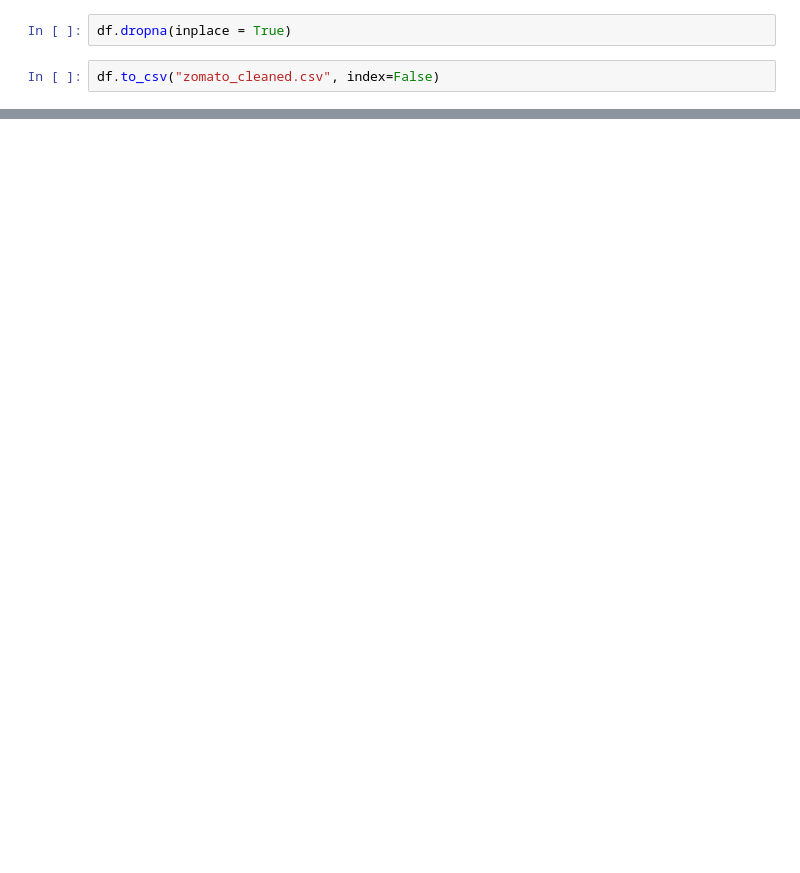
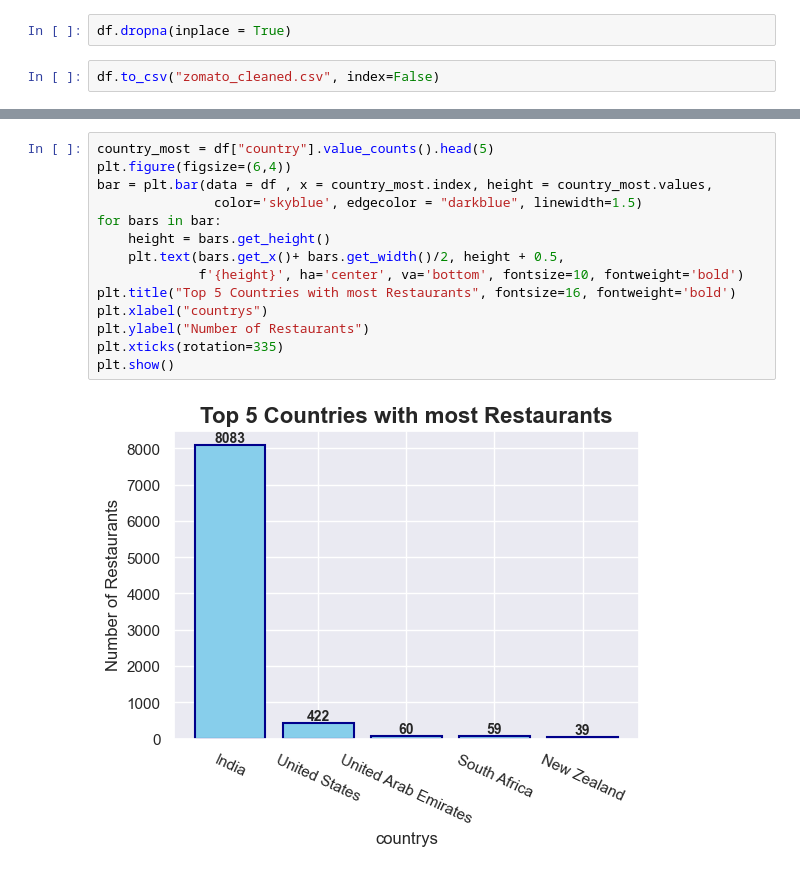
Before and after one commit to Mayankjoshi341/git-code, a Jupyter notebook: MyData-Warehouse/data-cleaning/zomato.ipynb, the cells around one changed output, grey strips where cells are left out. Drawn from its saved outputs; the diff is of its cells as text; blank space fills up the shorter version.

```diff
--- a/MyData-Warehouse/data-cleaning/zomato.ipynb
+++ b/MyData-Warehouse/data-cleaning/zomato.ipynb
@@ -416,0 +421,16 @@ df.to_csv("zomato_cleaned.csv", index=False)
+# %%
+country_most = df["country"].value_counts().head(5)
+plt.figure(figsize=(6,4))
+bar = plt.bar(data = df , x = country_most.index, height = country_most.values,
+               color='skyblue', edgecolor = "darkblue", linewidth=1.5)
+for bars in bar:
+    height = bars.get_height()
+    plt.text(bars.get_x()+ bars.get_width()/2, height + 0.5,
+             f'{height}', ha='center', va='bottom', fontsize=10, fontweight='bold')
+plt.title("Top 5 Countries with most Restaurants", fontsize=16, fontweight='bold')
+plt.xlabel("countrys")
+plt.ylabel("Number of Restaurants")
+plt.xticks(rotation=335)
+plt.show()
+# %% [output]
+[figure, added]
```
Also changed, not shown: parts of 36 cells of this notebook.
